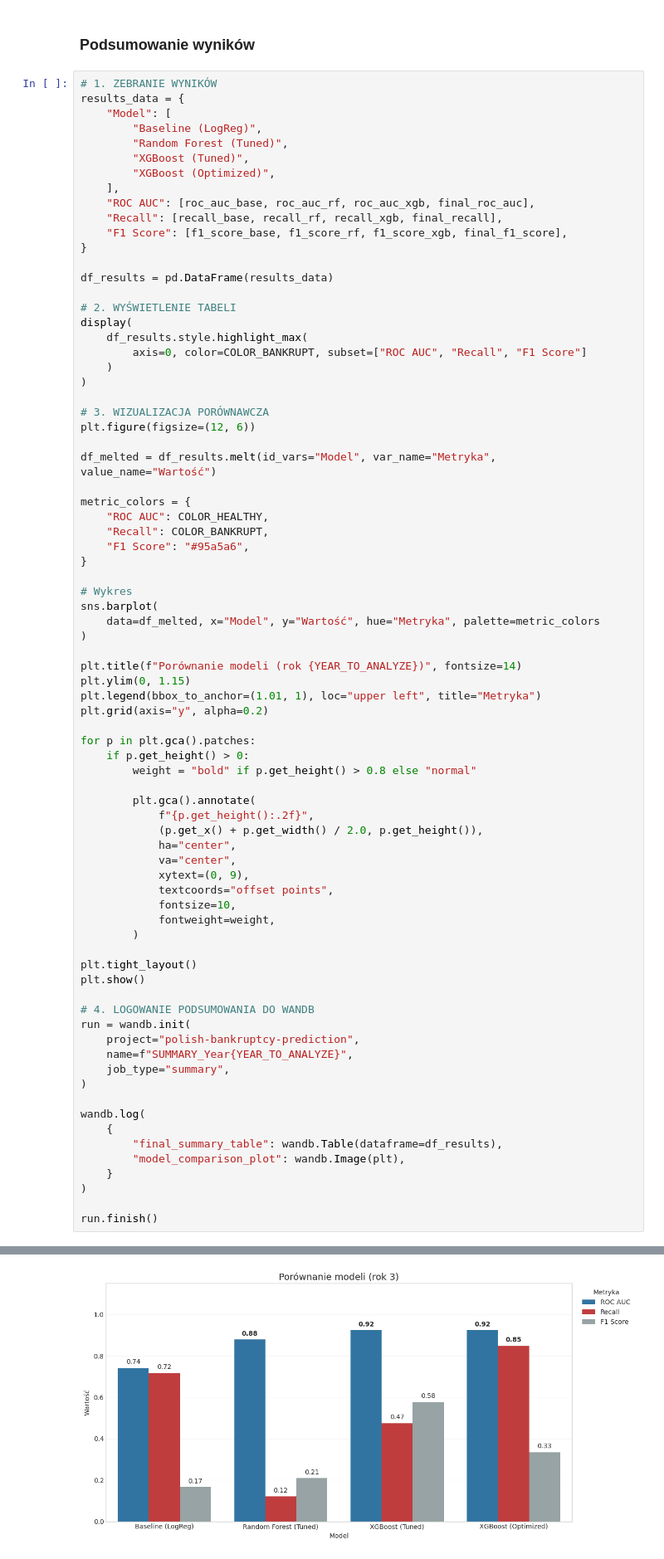
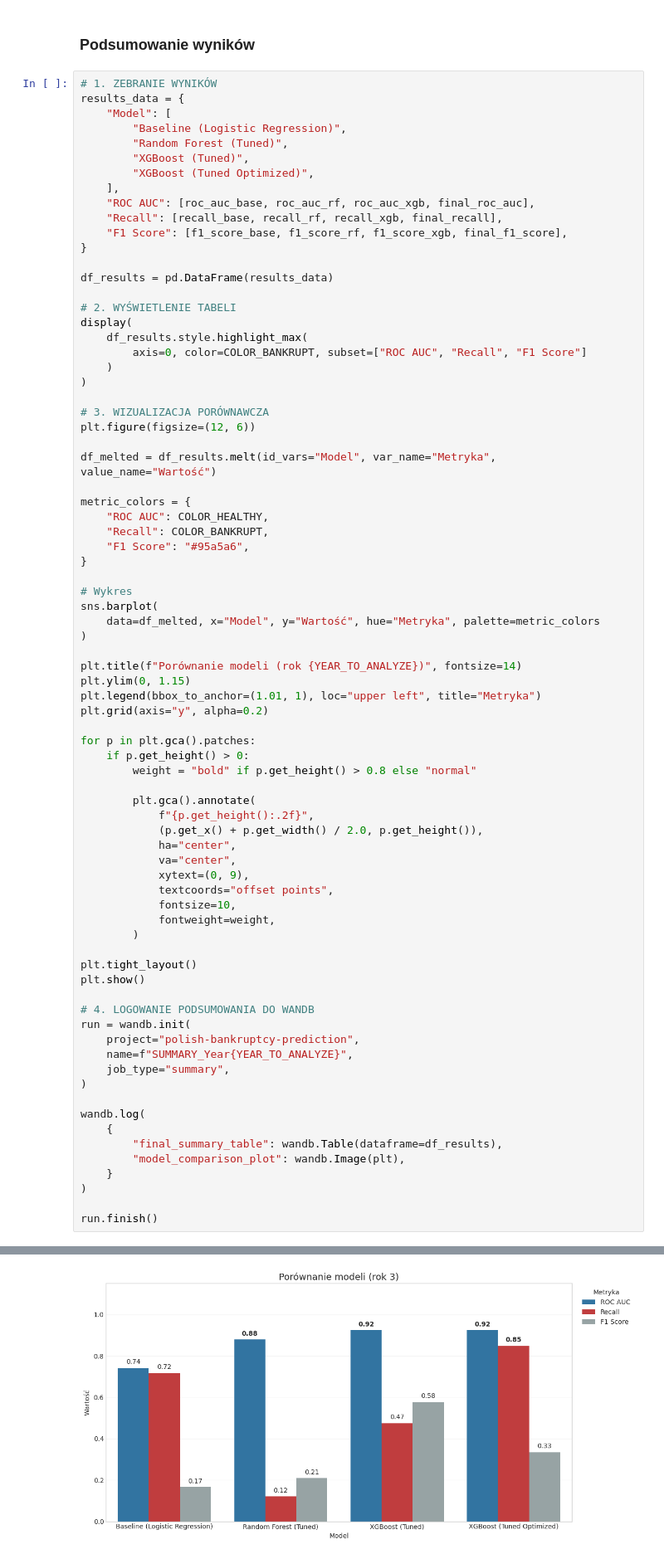
Before and after one commit to scbpls/polish-bankruptcy-prediction, a Jupyter notebook: main.ipynb, the cells around one changed output, grey strips where cells are left out. Shown at 83% size. Drawn from its saved outputs; the diff is of its cells as text.

```diff
--- a/main.ipynb
+++ b/main.ipynb
@@ -1174,10 +1175,10 @@ Run summary:
 # 1. ZEBRANIE WYNIKÓW
 results_data = {
     "Model": [
-        "Baseline (LogReg)",
+        "Baseline (Logistic Regression)",
         "Random Forest (Tuned)",
         "XGBoost (Tuned)",
-        "XGBoost (Optimized)",
+        "XGBoost (Tuned Optimized)",
     ],
     "ROC AUC": [roc_auc_base, roc_auc_rf, roc_auc_xgb, final_roc_auc],
     "Recall": [recall_base, recall_rf, recall_xgb, final_recall],
@@ -1256,3 +1257,3 @@ run.finish()
-[figure, old version]
+[figure, new version]
 [interactive output not drawn]
 Tracking run with wandb version 0.24.0
```
Also changed, not shown: parts of 11 cells of this notebook, 6 other files.
